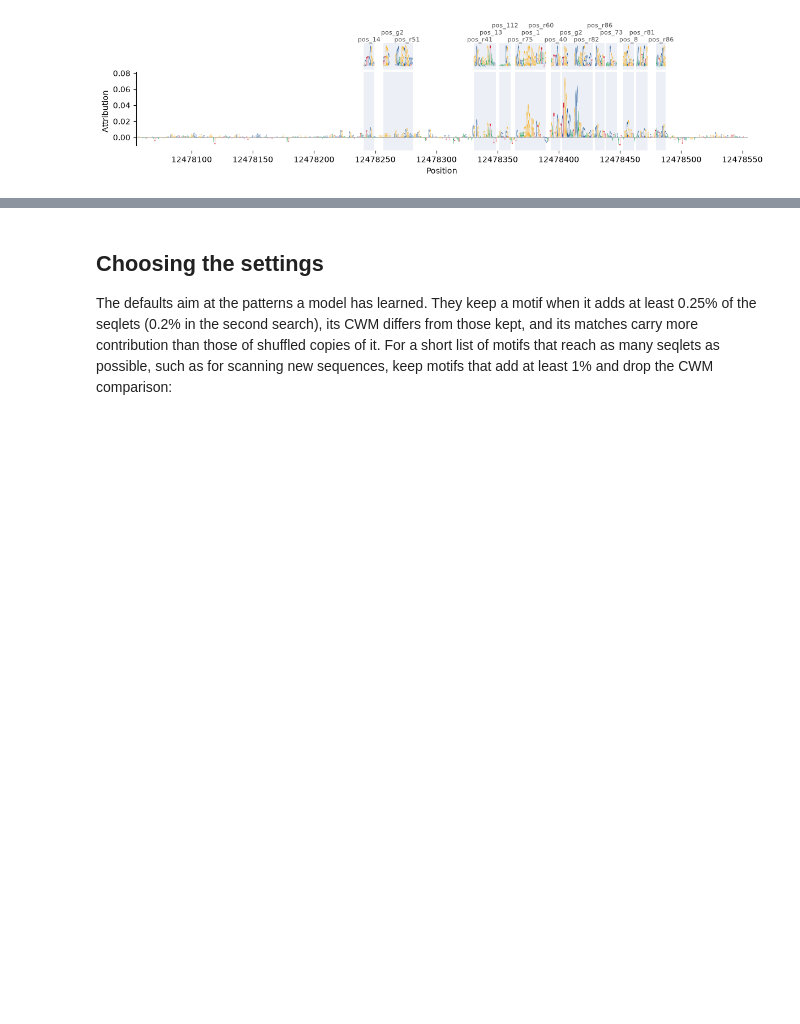
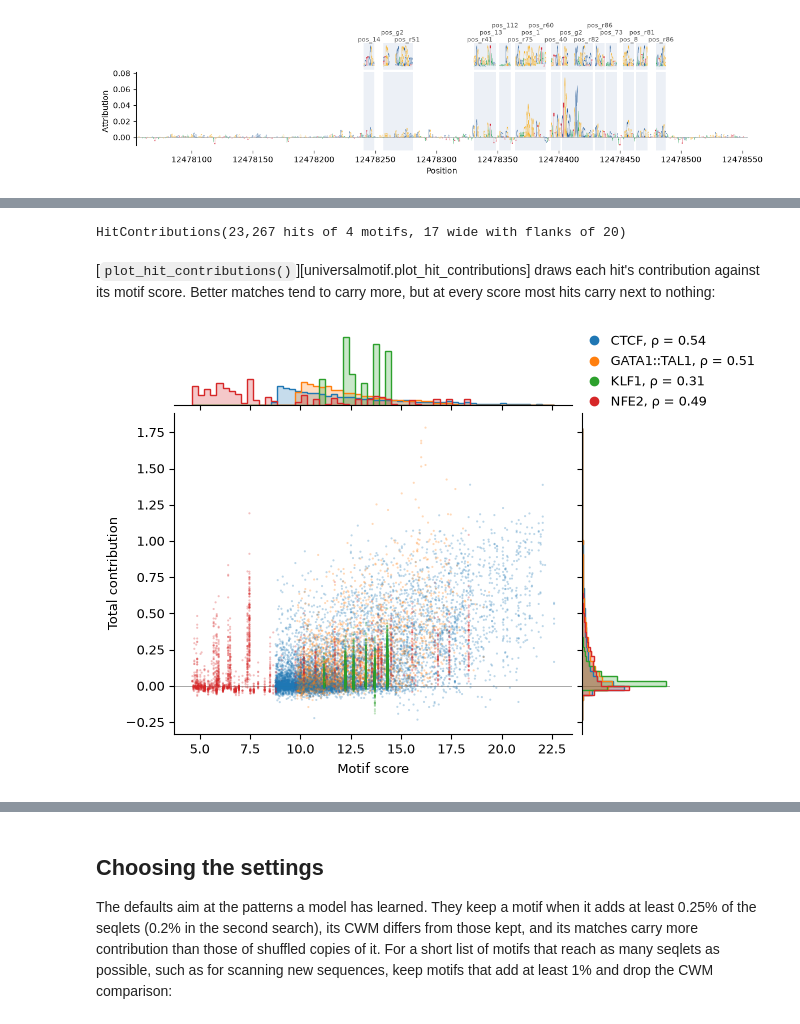
Before and after one commit to bjmt/universalmotif-py, a Jupyter notebook: docs/guides/contribution-motifs.ipynb, the cells around one changed output, grey strips where cells are left out. Saved outputs shown, nothing was run; the diff lists cells and outputs as text; code cells hidden in the pictures; blank space fills up the shorter version.

```diff
--- a/docs/guides/contribution-motifs.ipynb
+++ b/docs/guides/contribution-motifs.ipynb
@@ -402,0 +415,16 @@ ax = um.view_attributions(scores[row], seqs[row], start=s, hits=here, motifs=fou
+# %%
+ids = {"MA0139.2": "CTCF", "MA0841.2": "NFE2", "MA0493.3": "KLF1", "MA0140.3": "GATA1::TAL1"}
+known = [m.replace(name=ids[m.name]) for m in jaspar if m.name in ids]
+known_hits = um.scan_sequences(known, seqs, no_overlaps=True, nthreads=2)
+hc = um.hit_contributions(known_hits, scores, sequences=seqs, flank=20)
+hc
+# %% [output]
+HitContributions(23,267 hits of 4 motifs, 17 wide with flanks of 20)
+# %% [markdown]
+[`plot_hit_contributions()`][universalmotif.plot_hit_contributions] draws
+each hit's contribution against its motif score. Better matches tend to
+carry more, but at every score most hits carry next to nothing:
+# %%
+fig = um.plot_hit_contributions(hc)
+# %% [output]
+[figure, added]
```
Also changed, not shown: parts of 6 cells of this notebook.
